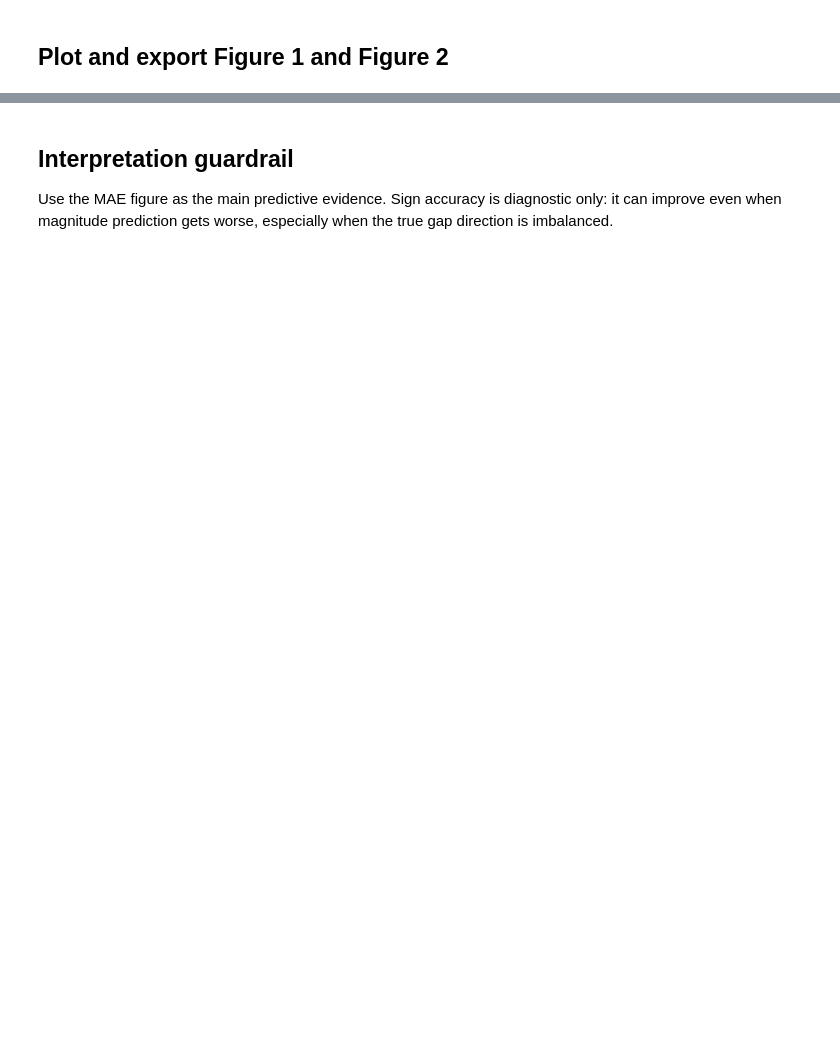
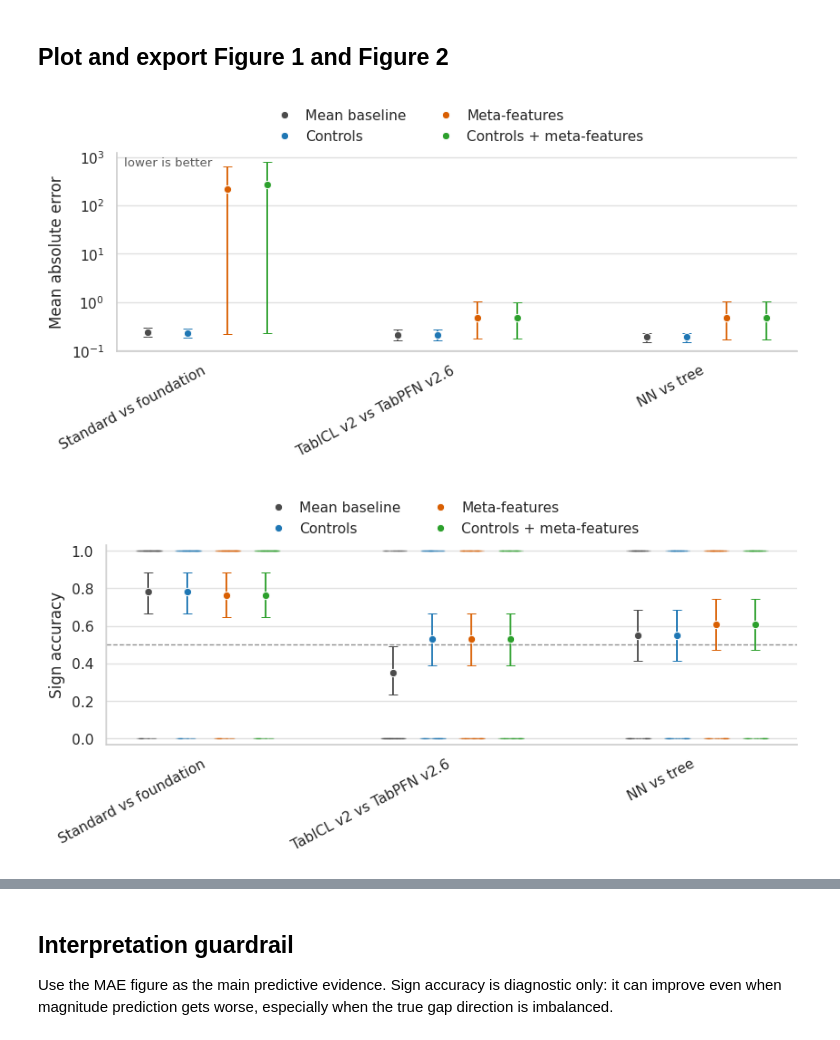
Before and after one commit to m-herre/meta-feature-analysis, a Jupyter notebook: notebooks/08_main_report_predictive_figures.ipynb, the cells around one changed output, grey strips where cells are left out. Saved outputs shown, nothing was run; the diff lists cells and outputs as text; code cells hidden in the pictures; blank space fills up the shorter version.

```diff
--- a/notebooks/08_main_report_predictive_figures.ipynb
+++ b/notebooks/08_main_report_predictive_figures.ipynb
@@ -314,17 +332,24 @@ for estimator_name in PREDICTIVE_ESTIMATORS:
 
 predictions = add_sign_accuracy(pd.concat(all_predictions, ignore_index=True))
 
-def bootstrap_mean_ci(values: pd.Series, *, n_bootstrap: int = BOOTSTRAP_SAMPLES) -> tuple[float, float]:
+
+def bootstrap_mean_ci(
+    values: pd.Series, *, n_bootstrap: int = BOOTSTRAP_SAMPLES
+) -> tuple[float, float]:
     values = values.dropna().astype(float).to_numpy()
     if len(values) == 0:
         return np.nan, np.nan
     rng = np.random.default_rng(RANDOM_STATE)
-    boot = rng.choice(values, size=(n_bootstrap, len(values)), replace=True).mean(axis=1)
+    boot = rng.choice(values, size=(n_bootstrap, len(values)), replace=True).mean(
+        axis=1
+    )
     return tuple(np.quantile(boot, [0.025, 0.975]))
 
 
 summary_rows = []
-for keys, group in predictions.groupby(["estimator", "comparison", "predictor_set", "predictor_label"], sort=False):
+for keys, group in predictions.groupby(
+    ["estimator", "comparison", "predictor_set", "predictor_label"], sort=False
+):
     estimator, comparison, predictor_set, predictor_label = keys
     mae_low, mae_high = bootstrap_mean_ci(group["absolute_error"])
     sign_low, sign_high = bootstrap_mean_ci(group["sign_correct"])
@@ -345,5 +370,7 @@ for keys, group in predictions.groupby(["estimator", "comparison", "predictor_se
         }
     )
 
-summary = pd.DataFrame(summary_rows).sort_values(["estimator", "comparison", "predictor_set"])
+summary = pd.DataFrame(summary_rows).sort_values(
+    ["estimator", "comparison", "predictor_set"]
+)
 summary
@@ -365,10 +406,20 @@ def output_paths(estimator_name: str, metric: str) -> list[Path]:
         raise ValueError(metric)
     stem = "predictive_mae_main" if metric == "mae" else "predictive_sign_accuracy_main"
     stems = []
-    if estimator_name == "ridge" and ANALYSIS_TABLE == "analysis_general_reduced" and WRITE_PAPER_FILENAMES_FOR_RIDGE:
+    if (
+        estimator_name == "ridge"
+        and ANALYSIS_TABLE == "analysis_general_reduced"
+        and WRITE_PAPER_FILENAMES_FOR_RIDGE
+    ):
         stems.append(stem)
     stems.append(f"{stem}_{estimator_name}")
-    return list(dict.fromkeys(paper_figure_dir / f"{stem}.{fmt}" for stem in stems for fmt in EXPORT_FORMATS))
+    return list(
+        dict.fromkeys(
+            paper_figure_dir / f"{stem}.{fmt}"
+            for stem in stems
+            for fmt in EXPORT_FORMATS
+        )
+    )
 
 
 def plot_metric(estimator_name: str, metric: str) -> tuple[plt.Figure, plt.Axes]:
@@ -386,8 +437,12 @@ def plot_metric(estimator_name: str, metric: str) -> tuple[plt.Figure, plt.Axes]
         raise ValueError(metric)
 
     data = summary.loc[summary["estimator"].eq(estimator_name)].copy()
-    data["comparison"] = pd.Categorical(data["comparison"], comparison_order, ordered=True)
-    data["predictor_label"] = pd.Categorical(data["predictor_label"], predictor_order, ordered=True)
+    data["comparison"] = pd.Categorical(
+        data["comparison"], comparison_order, ordered=True
+    )
+    data["predictor_label"] = pd.Categorical(
+        data["predictor_label"], predictor_order, ordered=True
+    )
 
     fig, ax = plt.subplots(figsize=(7.2, 3.9))
     x_positions = np.arange(len(comparison_order), dtype=float)
@@ -428,15 +483,25 @@ def plot_metric(estimator_name: str, metric: str) -> tuple[plt.Figure, plt.Axes]
                 predictions["estimator"].eq(estimator_name)
                 & predictions["predictor_label"].eq(predictor_label)
             ].copy()
-            rng = np.random.default_rng(RANDOM_STATE + predictor_order.index(predictor_label))
             for comparison_idx, comparison in enumerate(comparison_order):
-                raw_group = raw.loc[raw["comparison"].eq(comparison), "sign_correct"].dropna().to_numpy(dtype=float)
+                raw_group = (
+                    raw.loc[
+                        raw["comparison"].eq(comparison), ["dataset", "sign_correct"]
+                    ]
+                    .dropna(subset=["sign_correct"])
+                    .sort_values("dataset")
+                )
                 if len(raw_group) == 0:
                     continue
-                jitter = rng.uniform(-0.045, 0.045, size=len(raw_group))
+                point_offsets = (
+                    np.linspace(-0.045, 0.045, len(raw_group))
+                    if len(raw_group) > 1
+                    else np.array([0.0])
+                )
                 ax.plot(
-                    np.full(len(raw_group), x_positions[comparison_idx] + offset) + jitter,
-                    raw_group,
+                    np.full(len(raw_group), x_positions[comparison_idx] + offset)
+                    + point_offsets,
+                    raw_group["sign_correct"].to_numpy(dtype=float),
                     linestyle="none",
                     marker="_",
                     markersize=3.0,
@@ -460,35 +525,49 @@ def plot_metric(estimator_name: str, metric: str) -> tuple[plt.Figure, plt.Axes]
     if metric == "mae":
         ax.set_yscale("log")
         ax.set_yticks([1e-1, 1e0, 1e1, 1e2, 1e3])
-        ax.set_yticklabels([r"$10^{-1}$", r"$10^{0}$", r"$10^{1}$", r"$10^{2}$", r"$10^{3}$"])
-        ax.text(0.01, 0.98, "lower is better", transform=ax.transAxes, ha="left", va="top", fontsize=8, color="0.35")
+        ax.set_yticklabels(
+            [r"$10^{-1}$", r"$10^{0}$", r"$10^{1}$", r"$10^{2}$", r"$10^{3}$"]
+        )
+        ax.text(
+            0.01,
+            0.98,
+            "lower is better",
+            transform=ax.transAxes,
+            ha="left",
+            va="top",
+            fontsize=8,
+            color="0.35",
+        )
     else:
         ax.set_ylim(-0.03, 1.03)
         ax.set_yticks(np.linspace(0.0, 1.0, 6))
         ax.axhline(0.5, color="0.55", linestyle="--", linewidth=0.8, zorder=1)
 
     ax.legend(
         handles=[h.lines[0] for h in handles],
         labels=predictor_order,
         ncol=2,
         frameon=False,
         loc="lower center",
         bbox_to_anchor=(0.5, 1.02),
         borderaxespad=0.0,
         columnspacing=1.8,
         handletextpad=0.5,
     )
     fig.tight_layout(rect=(0, 0, 1, 0.92))
     return fig, ax
 
 
 saved_paths = []
 for estimator_name in PREDICTIVE_ESTIMATORS:
     for metric in ["mae", "sign_accuracy"]:
         fig, _ = plot_metric(estimator_name, metric)
         for path in output_paths(estimator_name, metric):
             fig.savefig(path, bbox_inches="tight")
             saved_paths.append(path)
         plt.show()
 
 pd.DataFrame({"saved_figure": [str(p) for p in saved_paths]})
+# %% [output]
+[figure, added]
+[figure, added]
```
Also changed, not shown: parts of 5 cells of this notebook.
